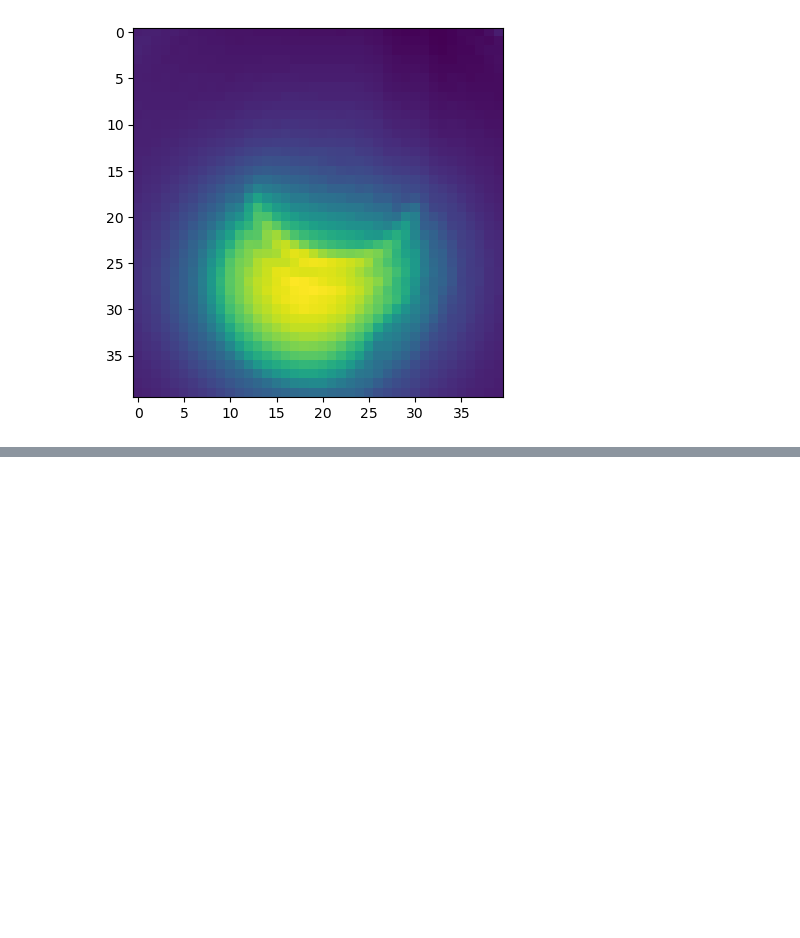
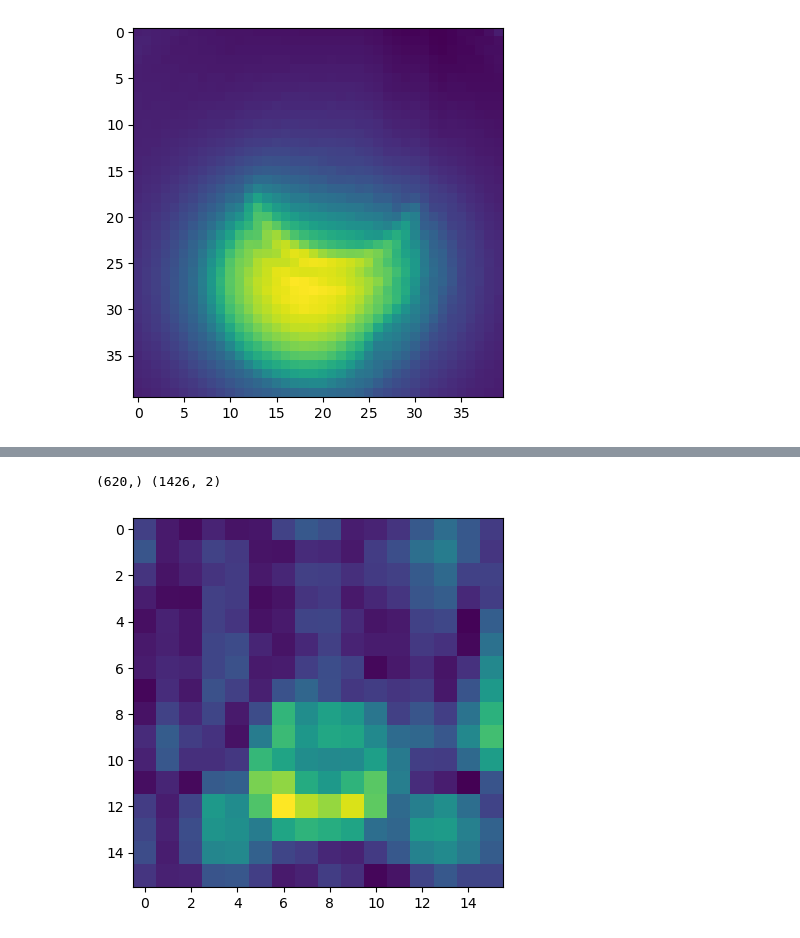
Before and after one commit to Xiao-JI-94158/pyHydra, a Jupyter notebook: spiralTest.ipynb, the cells around one changed output, grey strips where cells are left out. Saved outputs shown, nothing was run; the diff lists cells and outputs as text; code cells hidden in the pictures; blank space fills up the shorter version.

```diff
--- a/spiralTest.ipynb
+++ b/spiralTest.ipynb
@@ -45,10 +39,18 @@ No cuda device found. Check your pycuda installation.
 # %%
-raw_path = "TestData\BrukerPV360\Spiral2d1Intlv"
+raw_path = "./TestData/BrukerPV360/Spiral2d1Intlv"
 
-a = BrukerPV360Exp(raw_path, is_verbose=False)
+Spiral2d1Intlv = BrukerPV360Exp(raw_path, is_verbose=False)
 
-FID = a.dataset['DATA']['rawdata'][0]
+FID = Spiral2d1Intlv.dataset['DATA']['rawdata'][0]
 
+
+print((Spiral2d1Intlv.dataset['PARAM']['method'][0]['PVM_NRepetitions']))
+print((Spiral2d1Intlv.dataset['PARAM']['method'][0]['PVM_SpiralNbOfInterleaves']))
+print((Spiral2d1Intlv.dataset['PARAM']['method'][0]['PVM_Matrix']))
+print((Spiral2d1Intlv.dataset['PARAM']['method'][0]['PVM_EncMatrix']))
+print((Spiral2d1Intlv.dataset['PARAM']['method'][0]['PVM_EncSteps2']))
+print((Spiral2d1Intlv.dataset['PARAM']['method'][0]['PVM_SpiralNbOfAcqPoints']))
+print((Spiral2d1Intlv.dataset['PARAM']['method'][0]['PVM_SpatResol']))
 print(np.shape(FID))
 plt.plot(np.real(FID))
 plt.plot(np.imag(FID))
@@ -59,8 +68,8 @@ plt.show
 <function matplotlib.pyplot.show(close=None, block=None)>
 [figure]
 # %%
-spiral_y = (a.dataset['PARAM']['method'][0]['PVM_SpiralShape1'])
-spiral_x = (a.dataset['PARAM']['method'][0]['PVM_SpiralShape2'])
+spiral_y = (Spiral2d1Intlv.dataset['PARAM']['method'][0]['PVM_SpiralShape1'])
+spiral_x = (Spiral2d1Intlv.dataset['PARAM']['method'][0]['PVM_SpiralShape2'])
 
 print(np.shape(spiral_x))
 
@@ -184,0 +246,19 @@ print((a.dataset['PARAM']['method'][0]['PVM_SpatResol']))
+# %%
+Nd = tuple(img_shape)  # image size
+Kd = tuple([4*x for x in img_shape])  # k-space size
+Jd = (6, 6)  # interpolation size
+
+spiral_traj = np.asarray([[Kxy.real, Kxy.imag] for Kxy in traj_Kxy ])
+
+print(np.shape(FID), np.shape(spiral_traj_cal))
+spiralObj = pynufft.NUFFT()
+spiralObj.plan(spiral_traj*np.pi, Nd, Kd, Jd)
+
+
+recon = spiralObj.solve(np.roll(FID, 0), solver='bicgstab', maxiter=500)
+plt.figure()
+plt.imshow(np.abs(recon), cmap=cm.viridis)
+plt.show()
+# %% [output]
+(620,) (1426, 2)
+[figure, added]
```
Also changed, not shown: parts of 14 cells of this notebook.
